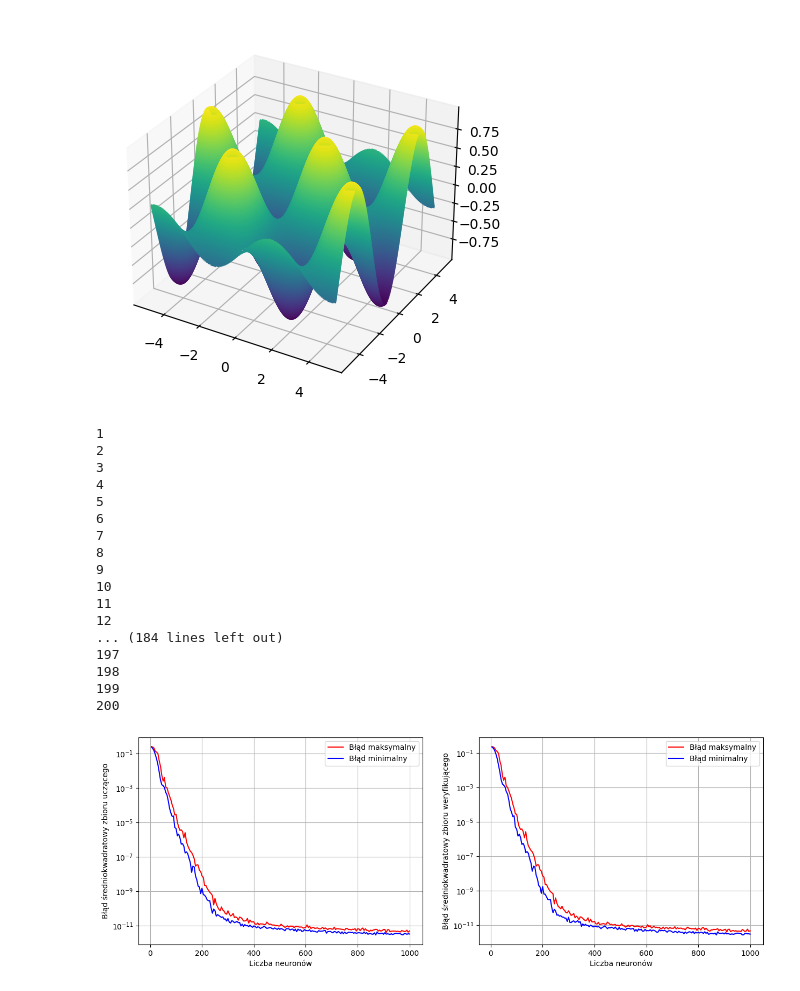
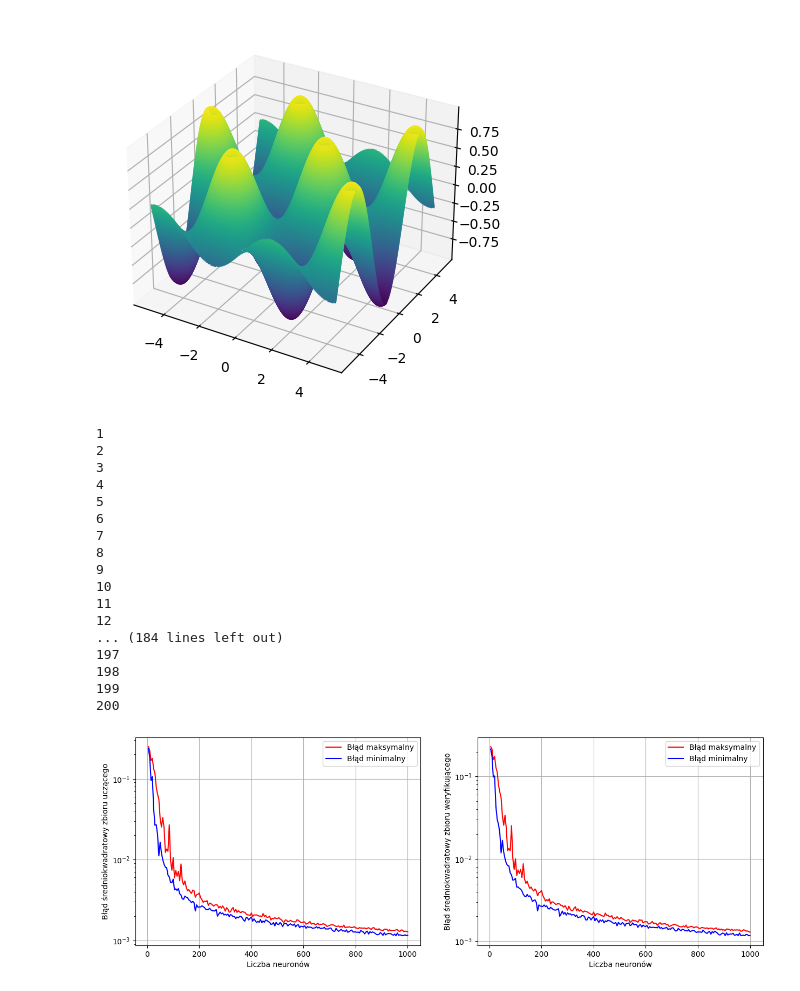
Before and after one commit to pochlebiacz/Analytical-neural-network-learning-algorithms, a Jupyter notebook: R2/5-Pruning ELM.ipynb, the cells around one changed output. Drawn from its saved outputs; the diff is of its cells as text; code cells hidden in the pictures.

Commit message:
pruning plots

```diff
--- a/R2/5-Pruning ELM.ipynb
+++ b/R2/5-Pruning ELM.ipynb
@@ -93,18 +93,18 @@ for j in range(1, num_neurons+1):
         V = activation(model.fc1.bias.data.reshape(-1, 1) + model.fc1.weight.data @ trainset[:][0].T.to(device))
         H = torch.concatenate([torch.ones(1, len(trainset)).to(device), V.to(device)], dim=0).T
         T = trainset[:][1].reshape(1, -1).T.to(device)
-        W2 = torch.linalg.pinv(H) @ T.reshape(1, -1, 1)
-        # P = torch.linalg.inv(H.T @ H + 1e-3*torch.eye(H.shape[1]))
-        # W2 = P @ H.T @ T.reshape(1, -1, 1)
+        # W2 = torch.linalg.pinv(H) @ T.reshape(1, -1, 1)
+        P = torch.linalg.inv(H.T @ H + 1e-3*torch.eye(H.shape[1]).to(device))
+        W2 = P @ H.T @ T.reshape(1, -1, 1)
         model.fc2.bias.data, model.fc2.weight.data = W2[0][0], W2[0][1:].T
         for _ in range(max(int(5*j*0.01), 1)):
             model = prune(model, testloader).to(device)
         V = activation(model.fc1.bias.data.reshape(-1, 1) + model.fc1.weight.data @ trainset[:][0].T.to(device))
         H = torch.concatenate([torch.ones(1, len(trainset)).to(device), V.to(device)], dim=0).T
         T = trainset[:][1].reshape(1, -1).T.to(device)
-        W2 = torch.linalg.pinv(H) @ T.reshape(1, -1, 1)
-        # P = torch.linalg.inv(H.T @ H + 1e-3*torch.eye(H.shape[1]))
-        # W2 = P @ H.T @ T.reshape(1, -1, 1)
+        # W2 = torch.linalg.pinv(H) @ T.reshape(1, -1, 1)
+        P = torch.linalg.inv(H.T @ H + 1e-3*torch.eye(H.shape[1]).to(device))
+        W2 = P @ H.T @ T.reshape(1, -1, 1)
         model.fc2.bias.data, model.fc2.weight.data = W2[0][0], W2[0][1:].T
         train_error.append((model(trainset[:][0].clone().detach().reshape(-1, 2).to(device))-trainset[:][1].reshape(-1, 1).to(device)).reshape(-1).pow(2).mean())
         test_error.append((model(testset[:][0].clone().detach().reshape(-1, 2).to(device))-testset[:][1].reshape(-1, 1).to(device)).reshape(-1).pow(2).mean())
@@ -118,34 +118,34 @@ ax[0].set_ylabel('Błąd średniokwadratowy zbioru uczącego')
 ax[0].set_xlabel('Liczba neuronów')
 ax[0].set_yscale('log')
 ax[0].grid()
 ax[0].legend(loc='upper right')
 ax[1].plot([5*i+5 for i in range(num_neurons)], max_test_error, 'r', label='Błąd maksymalny')
 ax[1].plot([5*i+5 for i in range(num_neurons)], min_test_error, 'b', label='Błąd minimalny')
 ax[1].set_ylabel('Błąd średniokwadratowy zbioru weryfikującego')
 ax[1].set_xlabel('Liczba neuronów')
 ax[1].set_yscale('log')
 ax[1].grid()
 ax[1].legend(loc='upper right')
 plt.show()
 # %% [output]
 1
 2
 3
 4
 5
 6
 7
 8
 9
 10
 11
 12
 ... (184 lines left out)
 197
 198
 199
 200
-[figure, old version]
+[figure, new version]
 # %%
 print(f'Train error: {(model(trainset[:][0].clone().detach().reshape(-1, 2).to(device))-trainset[:][1].reshape(-1, 1).to(device)).reshape(-1).pow(2).mean()}')
 print(f'Test error: {(model(testset[:][0].clone().detach().reshape(-1, 2).to(device))-testset[:][1].reshape(-1, 1).to(device)).reshape(-1).pow(2).mean()}')
```
Also changed, not shown: parts of 2 cells of this notebook, 5 other files.
